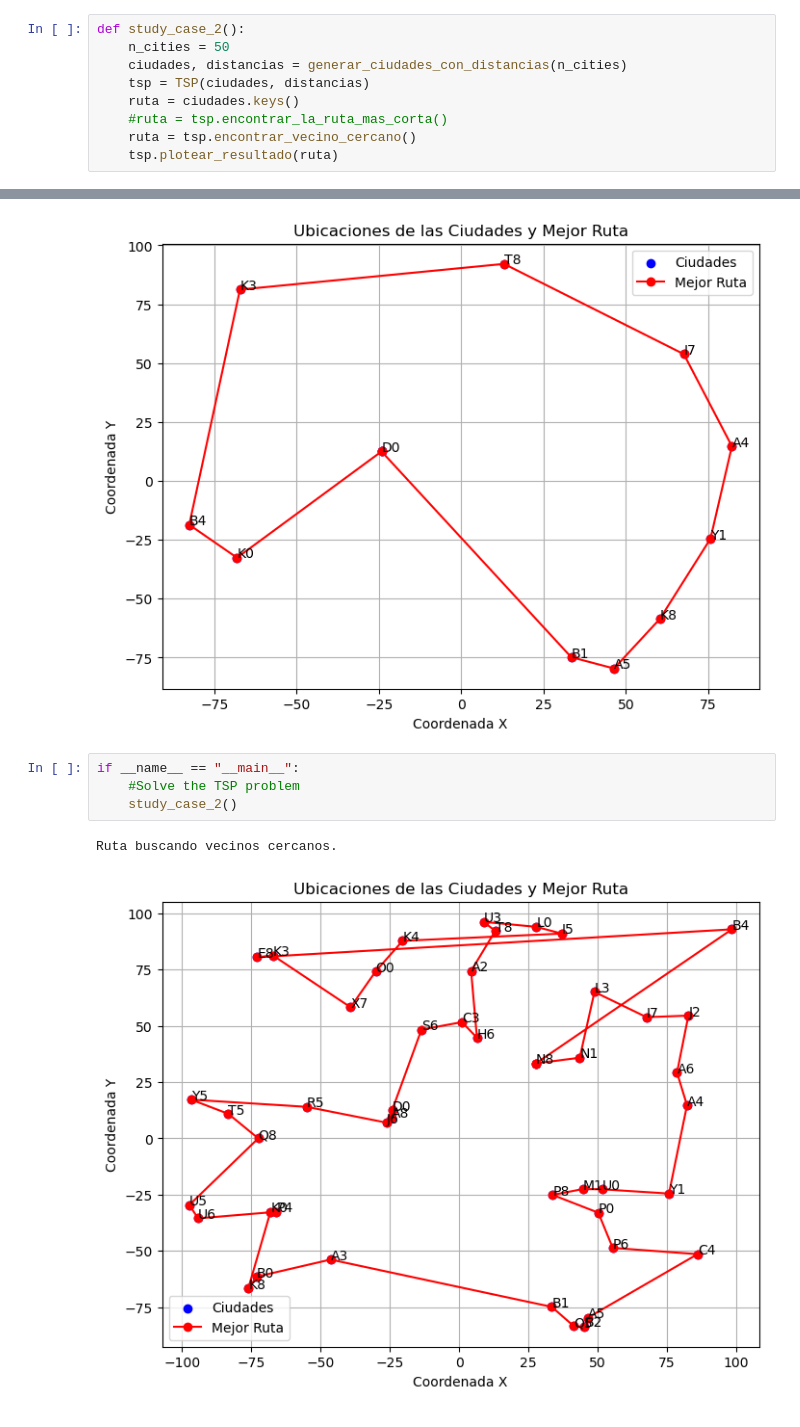
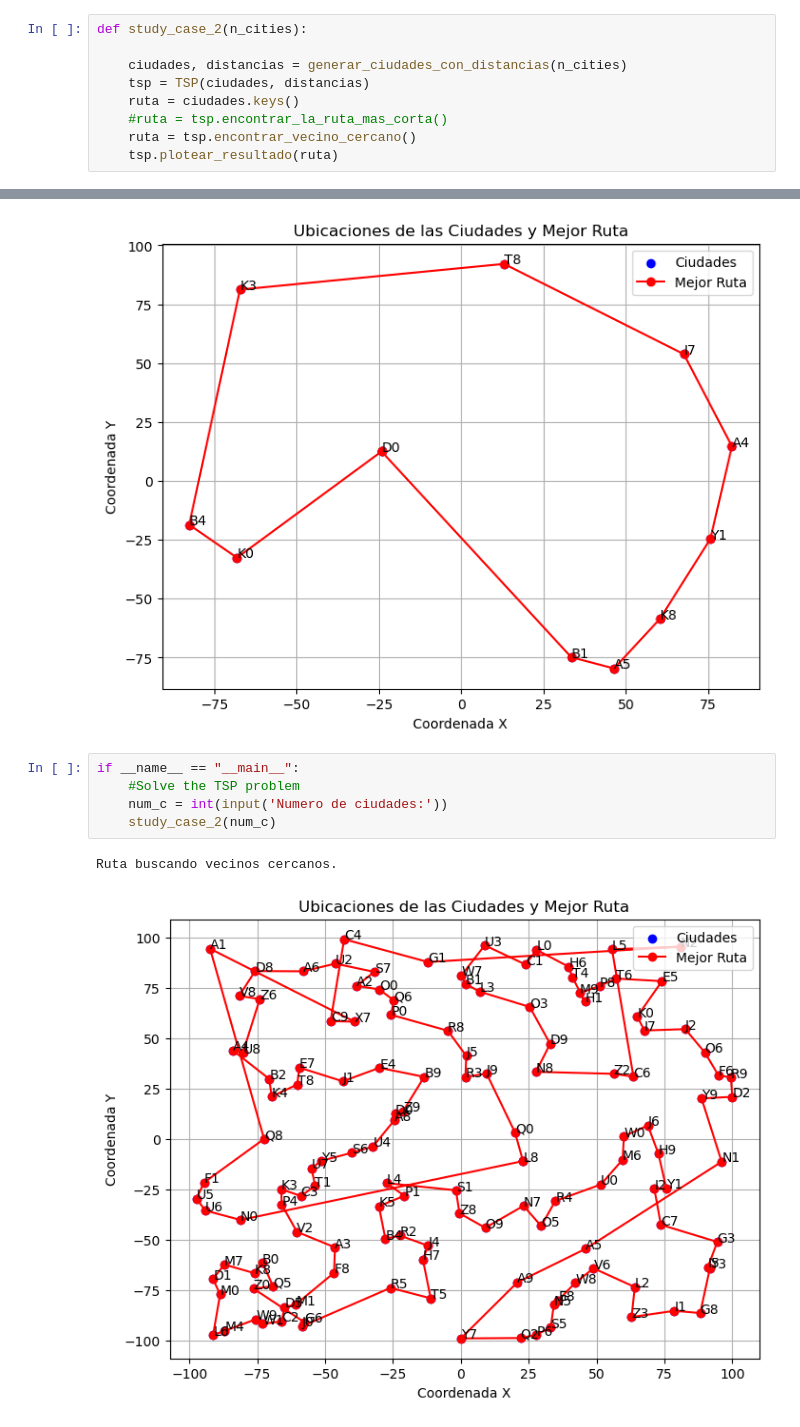
Before and after one commit to Borreguin/WS-USFQ, a Jupyter notebook: Taller1/P1_TSP/TSP.ipynb, the cells around one changed output, grey strips where cells are left out. Saved outputs shown, nothing was run; the diff lists cells and outputs as text.

Commit message:
Actualizacion 2do metodo 200 ciudades

```diff
--- a/Taller1/P1_TSP/TSP.ipynb
+++ b/Taller1/P1_TSP/TSP.ipynb
@@ -65,8 +65,8 @@ def study_case_1(n_cities):
     ruta2 = tsp.encontrar_vecino_cercano()
     tsp.plotear_resultado(ruta2)
 # %%
-def study_case_2():
-    n_cities = 50
+def study_case_2(n_cities):
+
     ciudades, distancias = generar_ciudades_con_distancias(n_cities)
     tsp = TSP(ciudades, distancias)
     ruta = ciudades.keys()
@@ -90,7 +90,8 @@ Ruta buscando vecinos cercanos.
 # %%
 if __name__ == "__main__":
     #Solve the TSP problem
-    study_case_2()
+    num_c = int(input('Numero de ciudades:'))
+    study_case_2(num_c)
 # %% [output]
 Ruta buscando vecinos cercanos.
-[figure, old version]
+[figure, new version]
```
